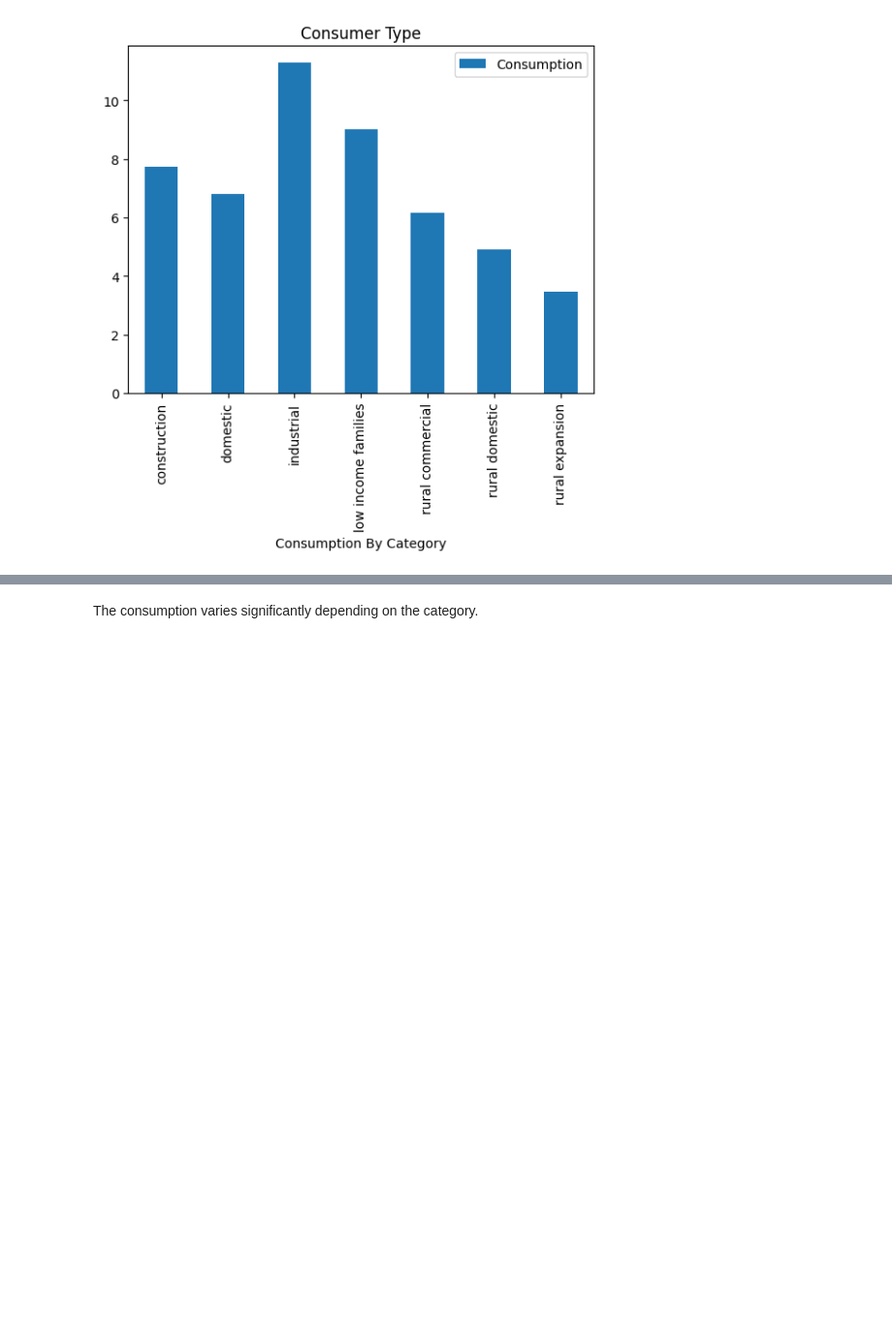
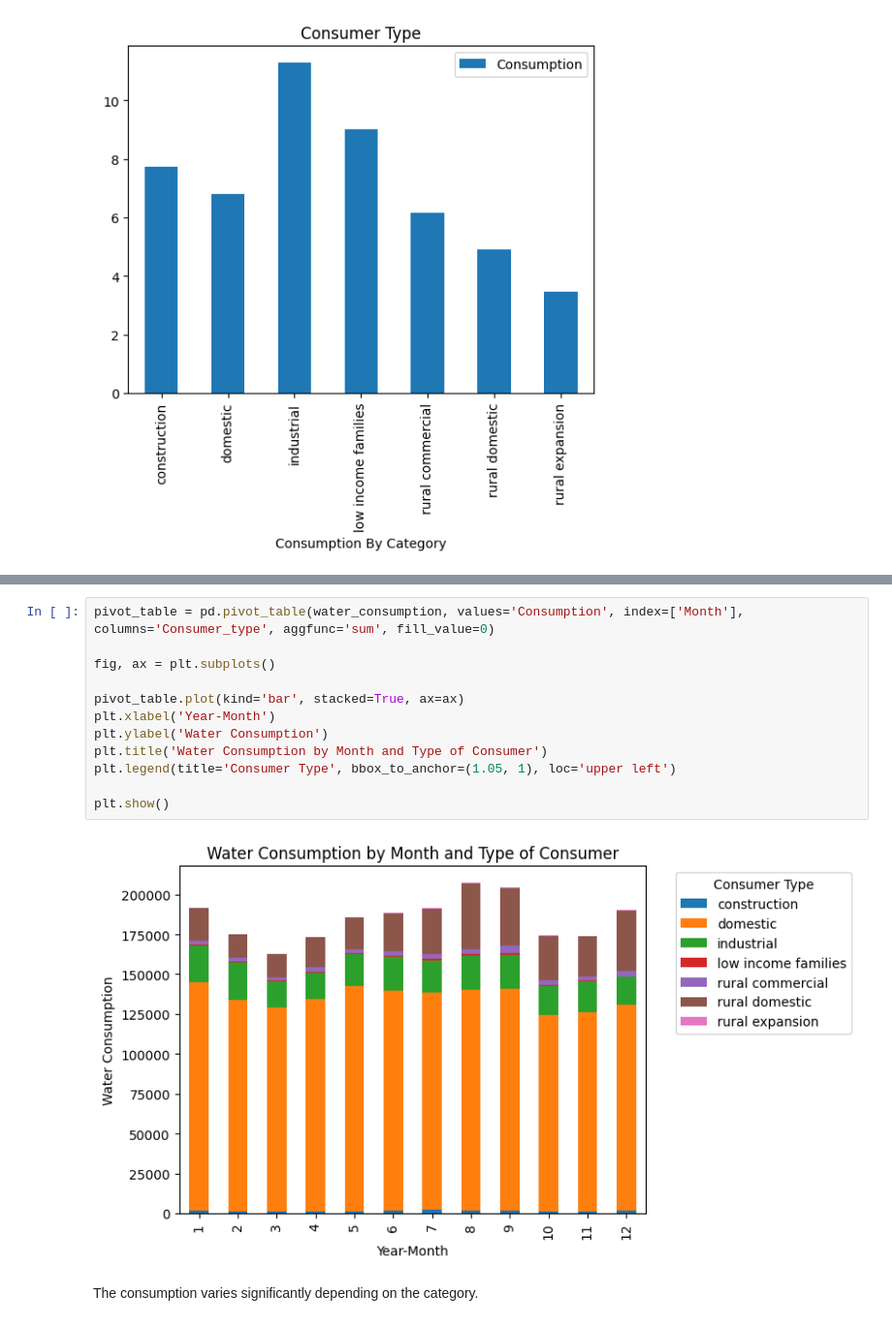
Before and after one commit to Shemeazza/ML4DS-D, a Jupyter notebook: analysis/An_Initial_Analysis.ipynb, the cells around one changed output, grey strips where cells are left out. Shown: that part at 97% size. Drawn from its saved outputs; the diff is of its cells as text; blank space fills up the shorter version.

```diff
--- a/analysis/An_Initial_Analysis.ipynb
+++ b/analysis/An_Initial_Analysis.ipynb
@@ -79,3 +98,17 @@ plt.show()
+# %%
+pivot_table = pd.pivot_table(water_consumption, values='Consumption', index=['Month'], columns='Consumer_type', aggfunc='sum', fill_value=0)
+
+fig, ax = plt.subplots()
+
+pivot_table.plot(kind='bar', stacked=True, ax=ax)
+plt.xlabel('Year-Month')
+plt.ylabel('Water Consumption')
+plt.title('Water Consumption by Month and Type of Consumer')
+plt.legend(title='Consumer Type', bbox_to_anchor=(1.05, 1), loc='upper left')
+
+plt.show()
+# %% [output]
+[figure, added]
 # %% [markdown]
 The consumption varies significantly depending on the category.
 # %% [markdown]
```
Also changed, not shown: parts of 11 cells of this notebook.
